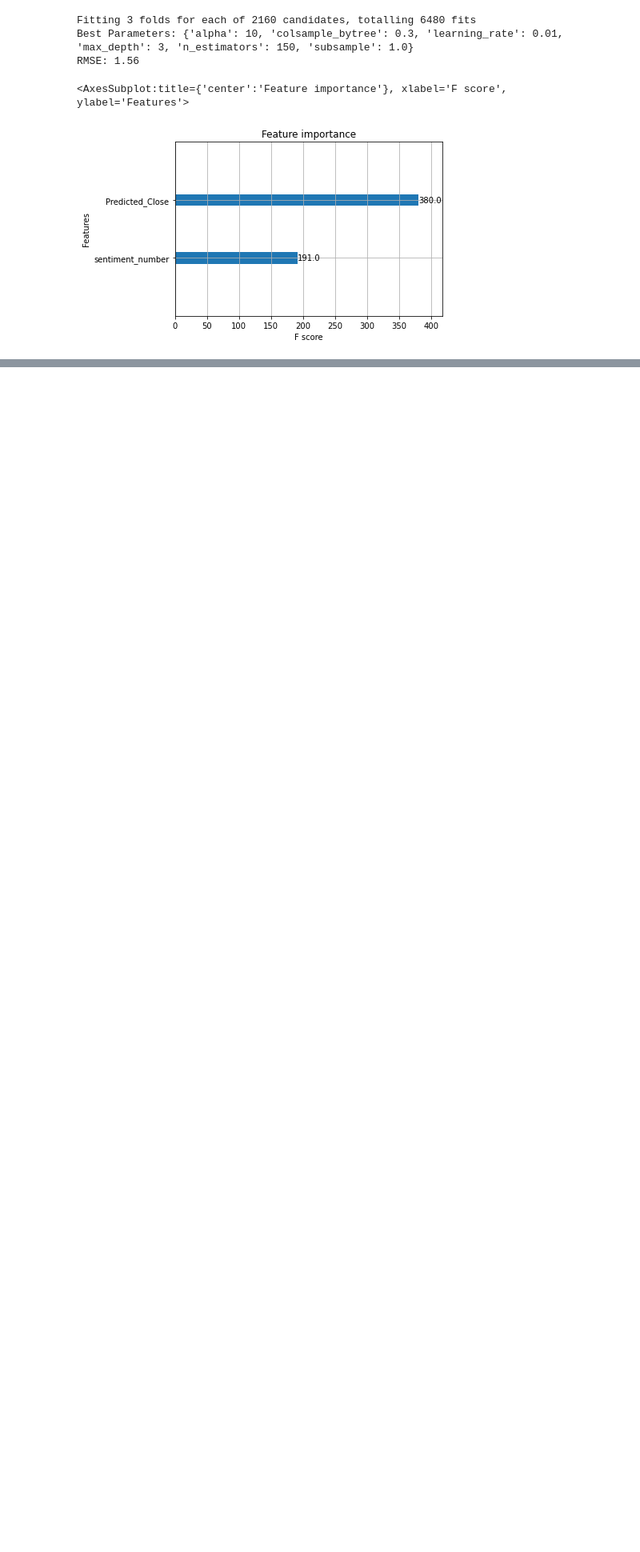
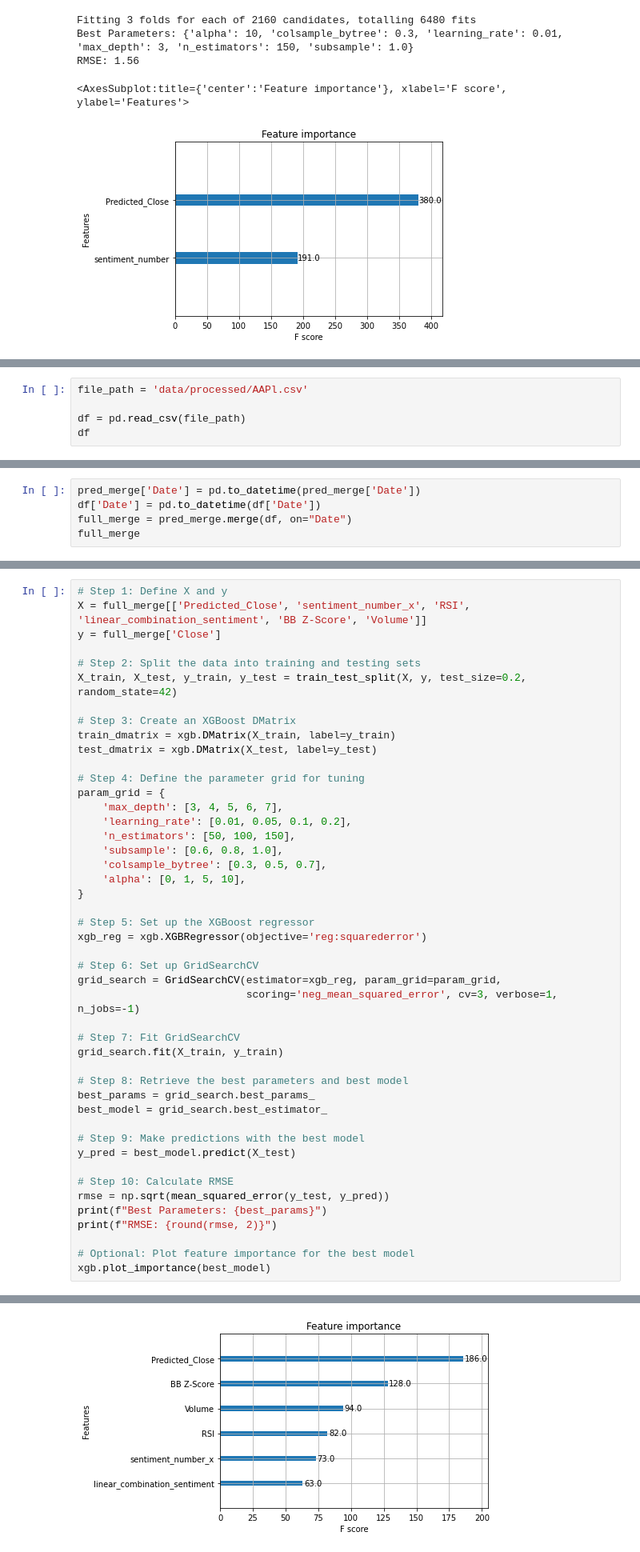
Before and after one commit to shaeantoine/greenscape, a Jupyter notebook: main.ipynb, the cells around one changed output, grey strips where cells are left out. Shown: that part at 80% size. Drawn from its saved outputs; the diff is of its cells as text; blank space fills up the shorter version.

Commit message:
Train XGBoost on full feature set

```diff
--- a/main.ipynb
+++ b/main.ipynb
@@ -729,0 +736,5 @@ Name: AAPL, dtype: float64
+# %%
+file_path = 'data/processed/AAPl.csv'
+
+df = pd.read_csv(file_path)
+df
@@ -729,0 +771,5 @@ Name: AAPL, dtype: float64
+# %%
+pred_merge['Date'] = pd.to_datetime(pred_merge['Date'])
+df['Date'] = pd.to_datetime(df['Date'])
+full_merge = pred_merge.merge(df, on="Date")
+full_merge
@@ -729,0 +792,47 @@ Name: AAPL, dtype: float64
+# %%
+# Step 1: Define X and y
+X = full_merge[['Predicted_Close', 'sentiment_number_x', 'RSI', 'linear_combination_sentiment', 'BB Z-Score', 'Volume']]
+y = full_merge['Close']
+
+# Step 2: Split the data into training and testing sets
+X_train, X_test, y_train, y_test = train_test_split(X, y, test_size=0.2, random_state=42)
+
+# Step 3: Create an XGBoost DMatrix
+train_dmatrix = xgb.DMatrix(X_train, label=y_train)
+test_dmatrix = xgb.DMatrix(X_test, label=y_test)
+
+# Step 4: Define the parameter grid for tuning
+param_grid = {
+    'max_depth': [3, 4, 5, 6, 7],
+    'learning_rate': [0.01, 0.05, 0.1, 0.2],
+    'n_estimators': [50, 100, 150],
+    'subsample': [0.6, 0.8, 1.0],
+    'colsample_bytree': [0.3, 0.5, 0.7],
+    'alpha': [0, 1, 5, 10],
+}
+
+# Step 5: Set up the XGBoost regressor
+xgb_reg = xgb.XGBRegressor(objective='reg:squarederror')
+
+# Step 6: Set up GridSearchCV
+grid_search = GridSearchCV(estimator=xgb_reg, param_grid=param_grid,
+                           scoring='neg_mean_squared_error', cv=3, verbose=1, n_jobs=-1)
+
+# Step 7: Fit GridSearchCV
+grid_search.fit(X_train, y_train)
+
+# Step 8: Retrieve the best parameters and best model
+best_params = grid_search.best_params_
+best_model = grid_search.best_estimator_
+
+# Step 9: Make predictions with the best model
+y_pred = best_model.predict(X_test)
+
+# Step 10: Calculate RMSE
+rmse = np.sqrt(mean_squared_error(y_test, y_pred))
+print(f"Best Parameters: {best_params}")
+print(f"RMSE: {round(rmse, 2)}")
+
+# Optional: Plot feature importance for the best model
+xgb.plot_importance(best_model)
+# %% [output]
@@ -729,0 +843 @@ Name: AAPL, dtype: float64
+[figure, added]
```
Also changed, not shown: parts of 12 cells of this notebook.
